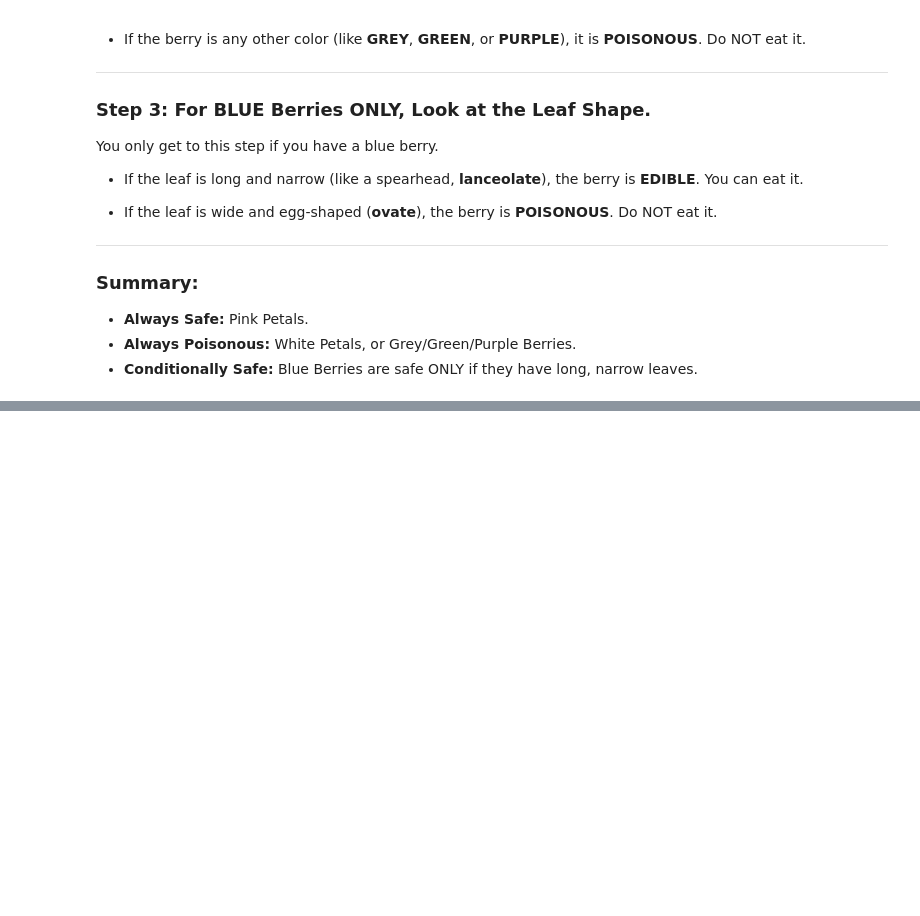
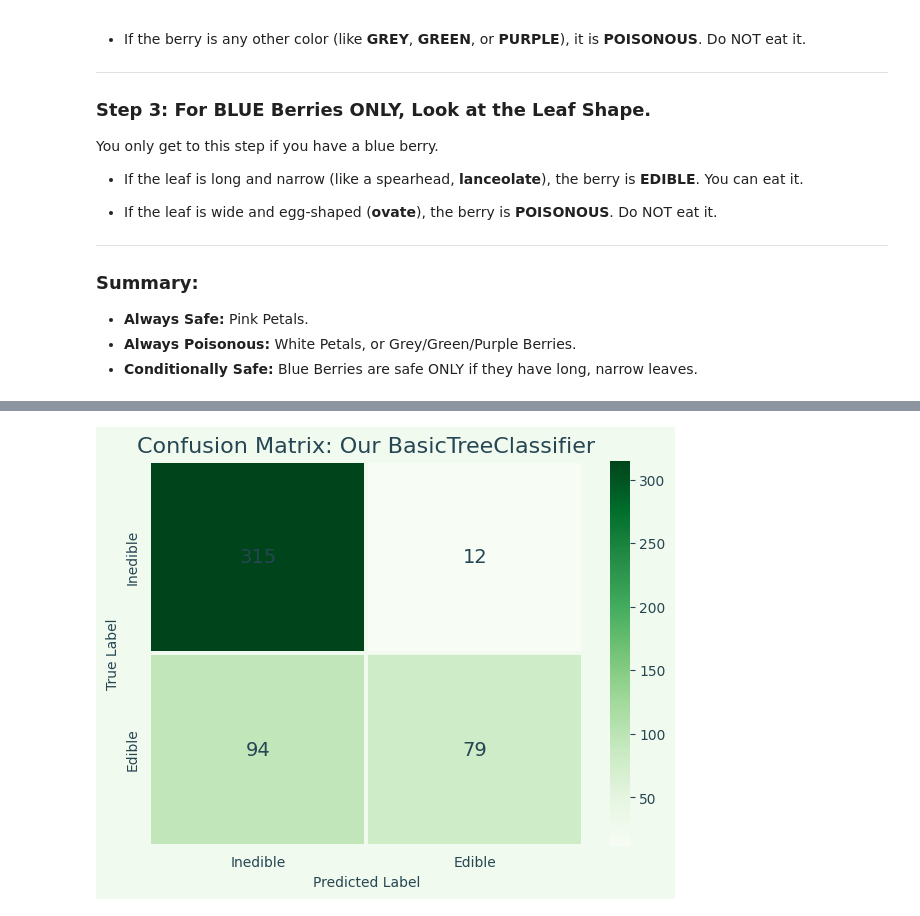
Before and after one commit to nanjala116/unsupervised-island, a Jupyter notebook: notebooks/02_edibility_prediction.ipynb, the cells around one changed output, grey strips where cells are left out. Cells and saved outputs as stored; diff of their text form; code cells hidden in the pictures; blank space fills up the shorter version.

```diff
--- a/notebooks/02_edibility_prediction.ipynb
+++ b/notebooks/02_edibility_prediction.ipynb
@@ -533,0 +615,97 @@ You only get to this step if you have a blue berry.
+# %%
+# Model Training & Evaluation
+models = {
+    "Our BasicTreeClassifier": BasicTreeClassifier(max_depth=3),
+    "Our CategoricalNB": CategoricalNB(),
+    "Sklearn DecisionTreeClassifier": SklearnDecisionTree(
+        criterion='gini', max_depth=3, random_state=42
+    )
+}
+
+# Helper function to collect rules from our custom BasicTreeClassifier
+def collect_rules(node, feature_names, class_names, rule="If", rules=None):
+    if rules is None:
+        rules = []
+    if node.leaf_value is not None:
+        class_name = class_names[node.leaf_value]
+        rules.append([rule, f"THEN the berry is {str(class_name).upper()}"])
+        return rules
+    feature = feature_names[node.j]
+    split_value = node.xi
+    rule_left = f"{rule} {feature} <= {split_value}"
+    rule_right = f"{rule} {feature} > {split_value}"
+    collect_rules(node.left, feature_names, class_names, rule_left, rules)
+    collect_rules(node.right, feature_names, class_names, rule_right, rules)
+    return rules
+
+# Loop through models
+for name, model in models.items():
+    print("\n" + "="*60)
+    print(f"  EVALUATING MODEL: {name}")
+    print("="*60)
+
+    # Train and predict
+    if name == "Our BasicTreeClassifier" or name=="Our CategoricalNB":
+        model.fit(X_ohe_df.values, y)
+        y_pred = model.predict(X_ohe_df.values)
+    else:
+        model.fit(X_ohe_df, y)
+        y_pred = model.predict(X_ohe_df)
+
+
+    # Classification Report
+    report = classification_report(
+        y, y_pred, target_names=['Inedible (False)', 'Edible (True)'], output_dict=True
+    )
+    report_table = [
+        [k, round(v['precision'],3), round(v['recall'],3), round(v['f1-score'],3), v['support']]
+        for k, v in report.items() if isinstance(v, dict)
+    ]
+    print("\nClassification Report")
+    print(tabulate(report_table, headers=["Class", "Precision", "Recall", "F1-Score", "Support"], tablefmt="fancy_grid"))
+
+    # Confusion Matrix
+    cm = confusion_matrix(y, y_pred)
+    cm_data = [
+        ["", "Predicted: INEDIBLE", "Predicted: EDIBLE"],
+        ["Actual: INEDIBLE", cm[0,0], cm[0,1]],
+        ["Actual: EDIBLE", cm[1,0], cm[1,1]]
+    ]
+    print("\nConfusion Matrix")
+    print(tabulate(cm_data, headers="firstrow", tablefmt="fancy_grid"))
+    print(f"  - TN: {cm[0,0]}, FP: {cm[0,1]}, FN: {cm[1,0]}, TP: {cm[1,1]}")
+
+    # Heatmap
+    plt.figure(figsize=(7,5), facecolor=PALETTE['background'])
+    sns.heatmap(
+        cm, annot=True, fmt='d', cmap='Greens',
+        xticklabels=['Inedible','Edible'], yticklabels=['Inedible','Edible'],
+        linewidths=1.5, linecolor=PALETTE['background'],
+        annot_kws={"size":14, "color":PALETTE['primary']}
+    )
+    plt.title(f'Confusion Matrix: {name}', fontsize=16, color=PALETTE['primary'])
+    plt.xlabel('Predicted Label')
+    plt.ylabel('True Label')
+    plt.show()
+
+    # Extract rules or probabilities
+    if name=="Our BasicTreeClassifier":
+        print("\nSurvival Rules from Our BasicTreeClassifier")
+        rules = collect_rules(model.root, X_ohe_df.columns, class_names)
+        print(tabulate(rules, headers=["Condition", "Decision"], tablefmt="fancy_grid"))
+
+    if name=="Our CategoricalNB":
+        print("\nProbabilistic Survival Table: Our CategoricalNB")
+        prob_table = []
+        # Calculate feature probabilities per class
+        for i, feat in enumerate(X_ohe_df.columns):
+            prob_inedible = model.parameters[0][i].get(1, 0)  # P(feature==1 | class 0)
+            prob_edible   = model.parameters[1][i].get(1, 0)  # P(feature==1 | class 1)
+            prob_table.append([feat, round(prob_inedible,3), round(prob_edible,3)])
+        print(tabulate(prob_table, headers=["Feature", "P(feature=1|Inedible)", "P(feature=1|Edible)"], tablefmt="fancy_grid"))
+
+    if name=="Sklearn DecisionTreeClassifier":
+        print("\nSurvival Rules from Sklearn DecisionTreeClassifier")
+        tree_rules = export_text(model, feature_names=list(X_ohe_df.columns), show_weights=True)
+        print(tree_rules)
+# %% [output]
@@ -533,0 +729 @@ You only get to this step if you have a blue berry.
+[figure, added]
```
Also changed, not shown: parts of 19 cells of this notebook.
